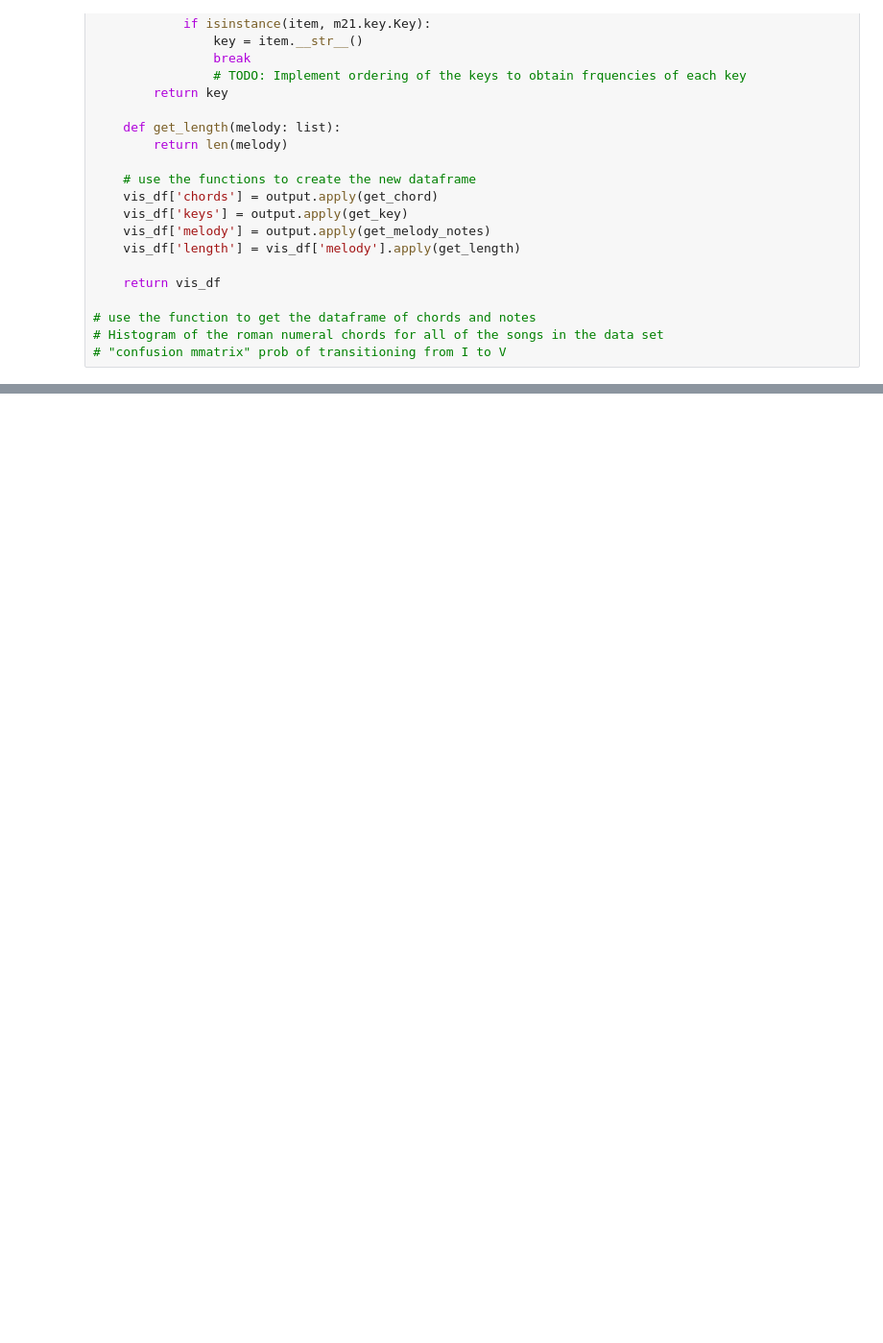
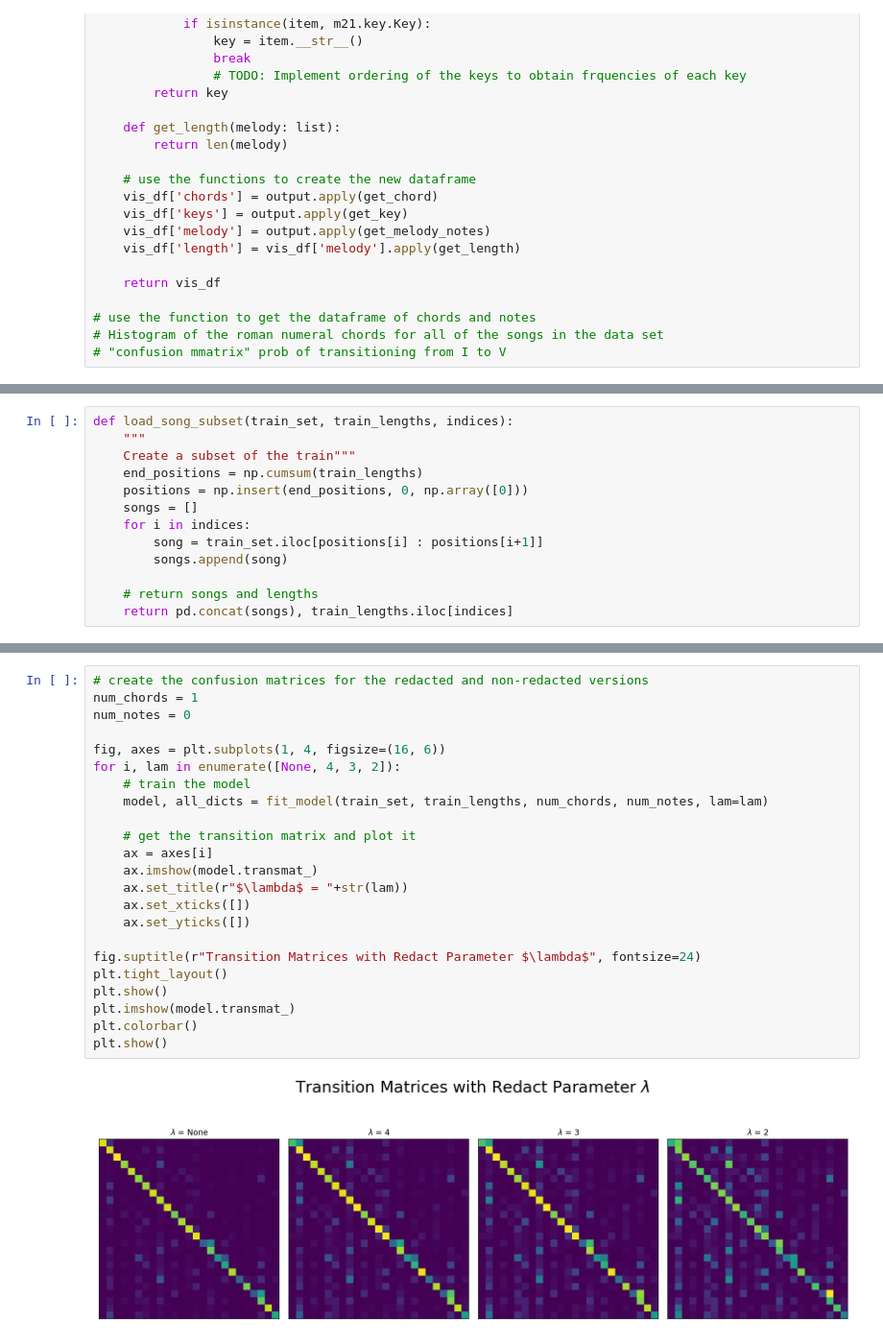
Before and after one commit to adamwellsward/Portfolio_Projects, a Jupyter notebook: visualization.ipynb, the cells around one changed output, grey strips where cells are left out. Shown at 96% size. Drawn from its saved outputs; the diff is of its cells as text; blank space fills up the shorter version.

```diff
--- a/visualization.ipynb
+++ b/visualization.ipynb
@@ -130,0 +136,13 @@ Highest Note MIDI Value: 94
+# %%
+def load_song_subset(train_set, train_lengths, indices):
+    """
+    Create a subset of the train"""
+    end_positions = np.cumsum(train_lengths)
+    positions = np.insert(end_positions, 0, np.array([0]))
+    songs = []
+    for i in indices:
+        song = train_set.iloc[positions[i] : positions[i+1]]
+        songs.append(song)
+
+    # return songs and lengths
+    return pd.concat(songs), train_lengths.iloc[indices]
@@ -130,0 +184,25 @@ Highest Note MIDI Value: 94
+# %%
+# create the confusion matrices for the redacted and non-redacted versions
+num_chords = 1
+num_notes = 0
+
+fig, axes = plt.subplots(1, 4, figsize=(16, 6))
+for i, lam in enumerate([None, 4, 3, 2]):
+    # train the model
+    model, all_dicts = fit_model(train_set, train_lengths, num_chords, num_notes, lam=lam)
+
+    # get the transition matrix and plot it
+    ax = axes[i]
+    ax.imshow(model.transmat_)
+    ax.set_title(r"$\lambda$ = "+str(lam))
+    ax.set_xticks([])
+    ax.set_yticks([])
+
+fig.suptitle(r"Transition Matrices with Redact Parameter $\lambda$", fontsize=24)
+plt.tight_layout()
+plt.show()
+plt.imshow(model.transmat_)
+plt.colorbar()
+plt.show()
+# %% [output]
+[figure, added]
```
Also changed, not shown: parts of 6 cells of this notebook.
